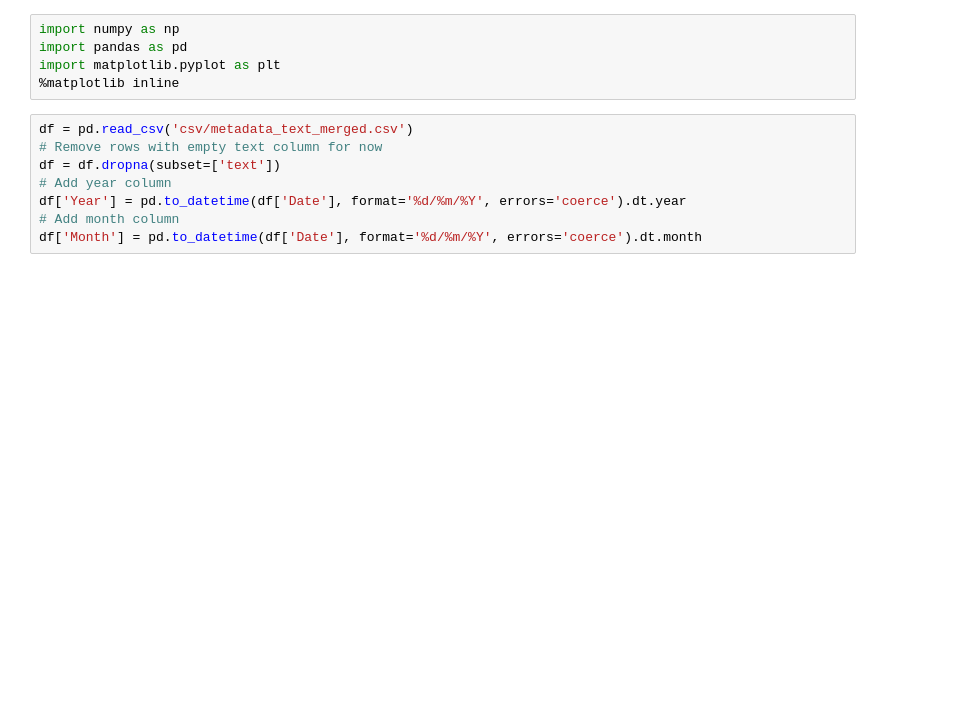
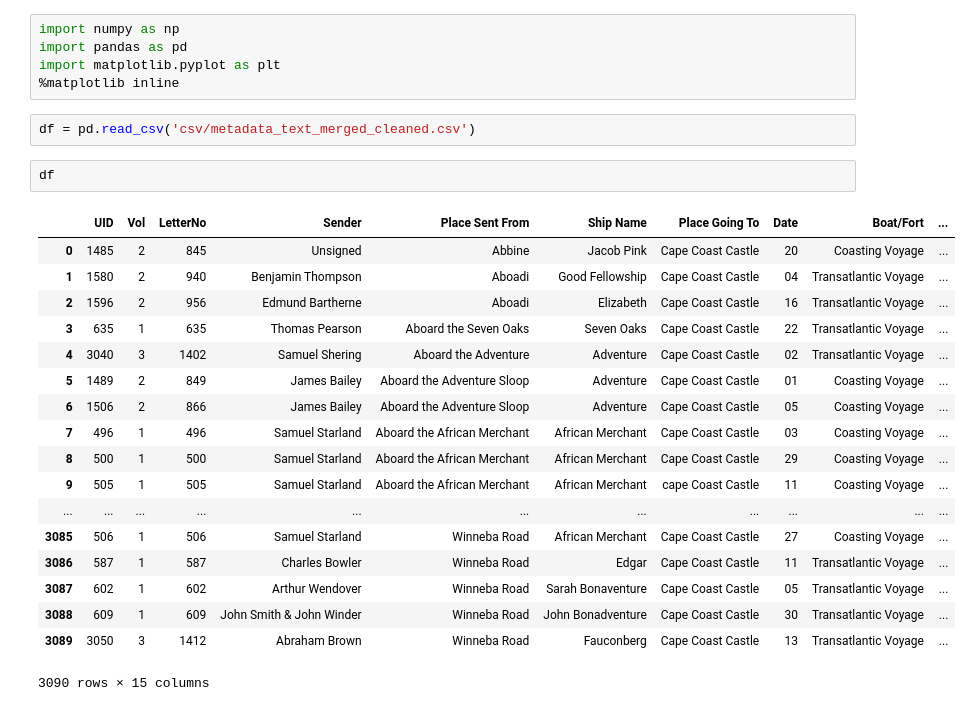
Before and after one commit to xueharry/RAC, a Jupyter notebook: Date-Analysis.ipynb, the cells around one changed output. Cells and saved outputs as stored; diff of their text form; blank space fills up the shorter version.

```diff
--- a/Date-Analysis.ipynb
+++ b/Date-Analysis.ipynb
@@ -3,11 +3,26 @@ import numpy as np
 import pandas as pd
 import matplotlib.pyplot as plt
 %matplotlib inline
-# %%
-df = pd.read_csv('csv/metadata_text_merged.csv')
-# Remove rows with empty text column for now
-df = df.dropna(subset=['text'])
-# Add year column
-df['Year'] = pd.to_datetime(df['Date'], format='%d/%m/%Y', errors='coerce').dt.year
-# Add month column
-df['Month'] = pd.to_datetime(df['Date'], format='%d/%m/%Y', errors='coerce').dt.month
+# %%
+df = pd.read_csv('csv/metadata_text_merged_cleaned.csv')
+# %%
+df
+# %% [output]
+|  | UID | Vol | LetterNo | Sender | Place Sent From | Ship Name | Place Going To | Date | Boat/Fort | ... |
+| 0 | 1485 | 2 | 845 | Unsigned | Abbine | Jacob Pink | Cape Coast Castle | 20 | Coasting Voyage | ... |
+| 1 | 1580 | 2 | 940 | Benjamin Thompson | Aboadi | Good Fellowship | Cape Coast Castle | 04 | Transatlantic Voyage | ... |
+| 2 | 1596 | 2 | 956 | Edmund Bartherne | Aboadi | Elizabeth | Cape Coast Castle | 16 | Transatlantic Voyage | ... |
+| 3 | 635 | 1 | 635 | Thomas Pearson | Aboard the Seven Oaks | Seven Oaks | Cape Coast Castle | 22 | Transatlantic Voyage | ... |
+| 4 | 3040 | 3 | 1402 | Samuel Shering | Aboard the Adventure | Adventure | Cape Coast Castle | 02 | Transatlantic Voyage | ... |
+| 5 | 1489 | 2 | 849 | James Bailey | Aboard the Adventure Sloop | Adventure | Cape Coast Castle | 01 | Coasting Voyage | ... |
+| 6 | 1506 | 2 | 866 | James Bailey | Aboard the Adventure Sloop | Adventure | Cape Coast Castle | 05 | Coasting Voyage | ... |
+| 7 | 496 | 1 | 496 | Samuel Starland | Aboard the African Merchant | African Merchant | Cape Coast Castle | 03 | Coasting Voyage | ... |
+| 8 | 500 | 1 | 500 | Samuel Starland | Aboard the African Merchant | African Merchant | Cape Coast Castle | 29 | Coasting Voyage | ... |
+| 9 | 505 | 1 | 505 | Samuel Starland | Aboard the African Merchant | African Merchant | cape Coast Castle | 11 | Coasting Voyage | ... |
+| ... | ... | ... | ... | ... | ... | ... | ... | ... | ... | ... |
+| 3085 | 506 | 1 | 506 | Samuel Starland | Winneba Road | African Merchant | Cape Coast Castle | 27 | Coasting Voyage | ... |
+| 3086 | 587 | 1 | 587 | Charles Bowler | Winneba Road | Edgar | Cape Coast Castle | 11 | Transatlantic Voyage | ... |
+| 3087 | 602 | 1 | 602 | Arthur Wendover | Winneba Road | Sarah Bonaventure | Cape Coast Castle | 05 | Transatlantic Voyage | ... |
+| 3088 | 609 | 1 | 609 | John Smith & John Winder | Winneba Road | John Bonadventure | Cape Coast Castle | 30 | Transatlantic Voyage | ... |
+| 3089 | 3050 | 3 | 1412 | Abraham Brown | Winneba Road | Fauconberg | Cape Coast Castle | 13 | Transatlantic Voyage | ... |
+3090 rows × 15 columns
```
Also changed, not shown: parts of 2 cells of this notebook, 6 other files.
